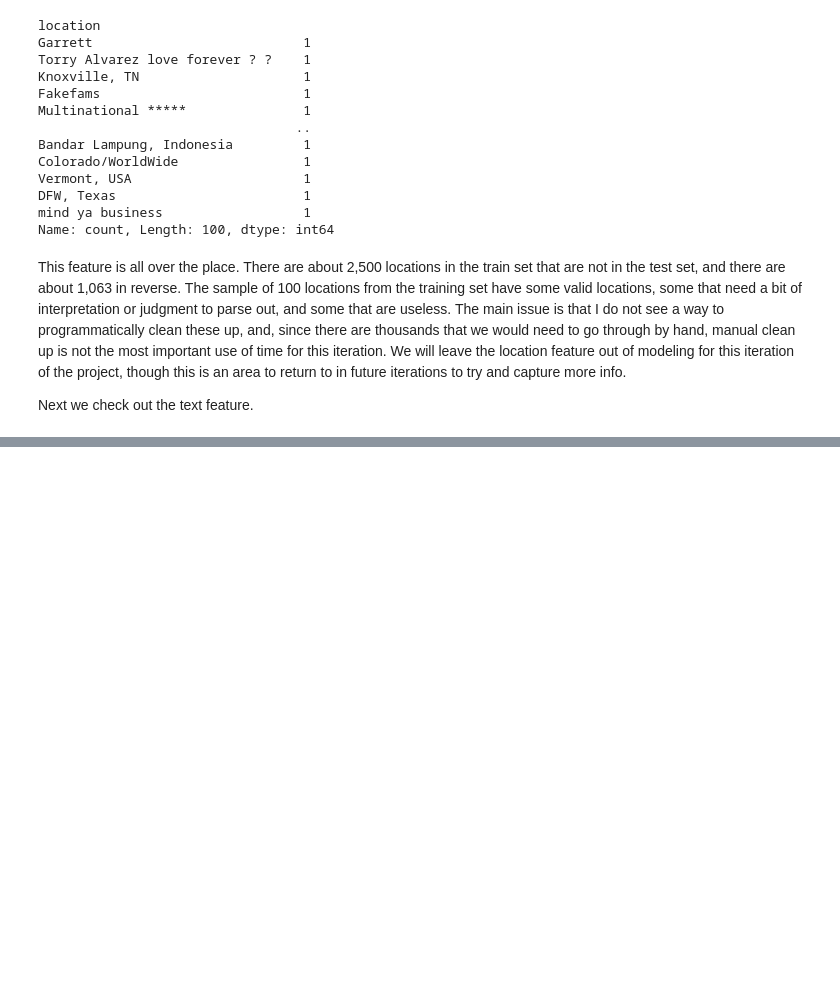
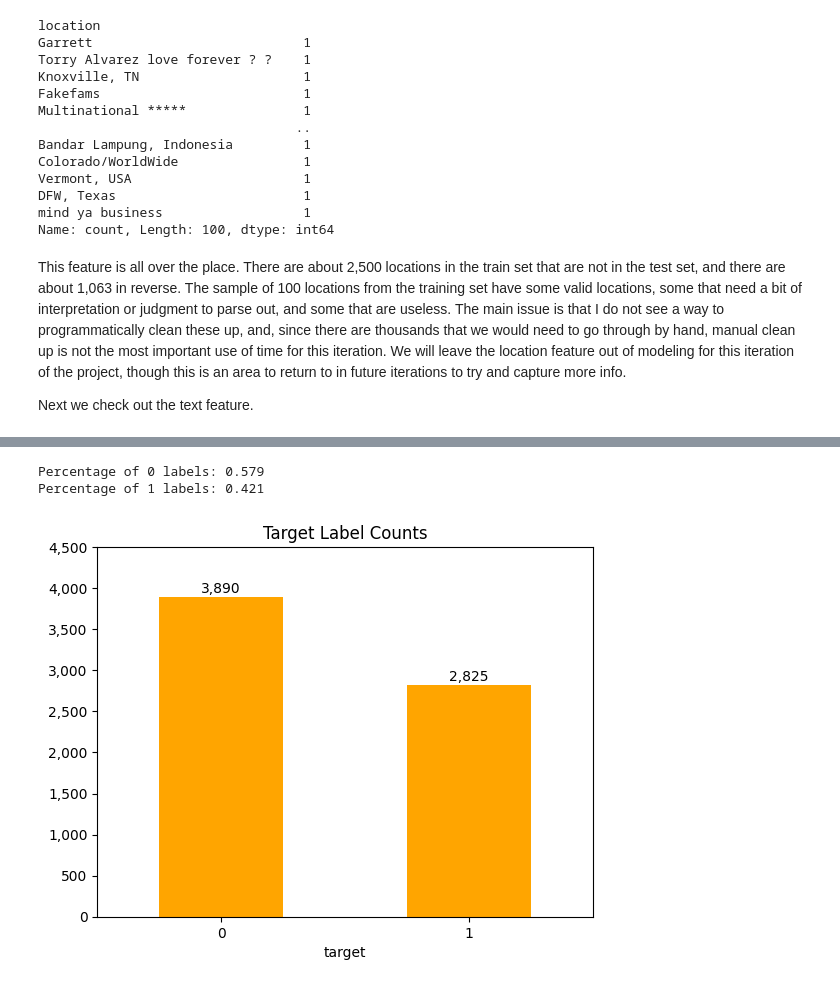
Before and after one commit to jhleakakos/msds-nlp-disaster-tweets, a Jupyter notebook: talk_about_a_disaster.ipynb, the cells around one changed output, grey strips where cells are left out. Saved outputs shown, nothing was run; the diff lists cells and outputs as text; code cells hidden in the pictures; blank space fills up the shorter version.

```diff
--- a/talk_about_a_disaster.ipynb
+++ b/talk_about_a_disaster.ipynb
@@ -400,0 +467,31 @@ Name: text, dtype: float64
+# %%
+label_counts = df_train.groupby('target').count().iloc[:,0]
+zeros = label_counts[0]
+ones = label_counts[1]
+
+print(f'Percentage of 0 labels: {zeros/(zeros+ones):.3f}')
+print(f'Percentage of 1 labels: {ones/(zeros+ones):.3f}')
+print()
+
+ax = label_counts.plot(
+    kind='bar'
+    , rot=0
+    , legend=False
+    , color='orange'
+    , title='Target Label Counts'
+);
+
+ax.bar_label(
+    ax.containers[0]
+    , fmt='{:,.0f}'
+    , padding=1
+);
+
+# matplotlib throws a warning if you do not set the axis label values before then
+# reformatting the labels, so this line addresses that issue and quiets the warning
+ax.set_yticks(ax.get_yticks())
+ax.set_yticklabels([f'{x:,.0f}' for x in ax.get_yticks()]);
+# %% [output]
+Percentage of 0 labels: 0.579
+Percentage of 1 labels: 0.421
+[figure, added]
```
Also changed, not shown: parts of 10 cells of this notebook.
